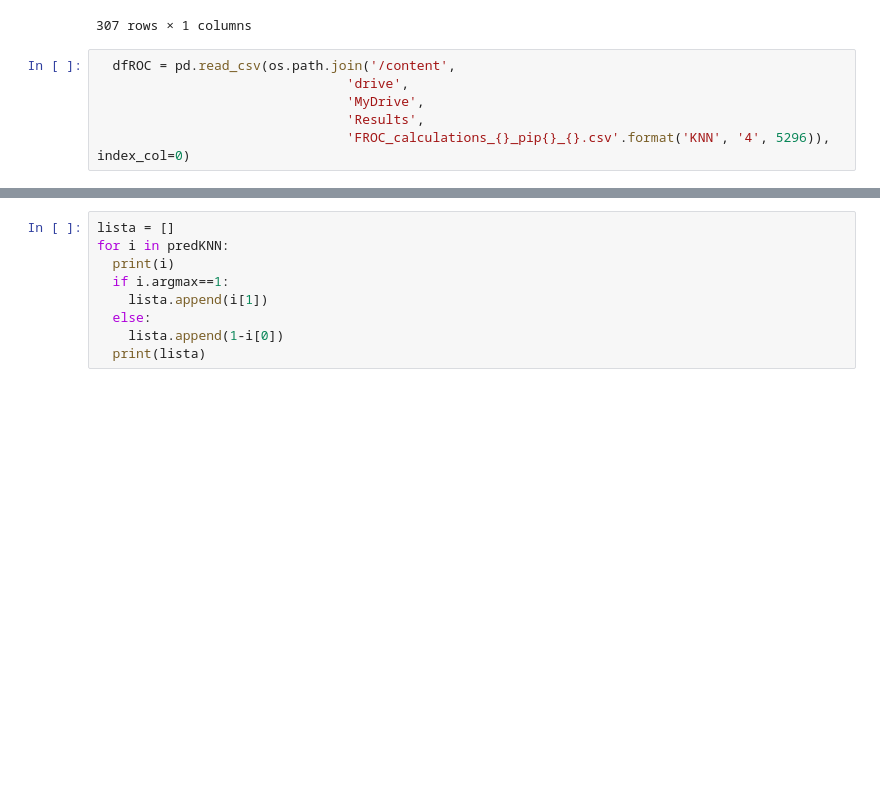
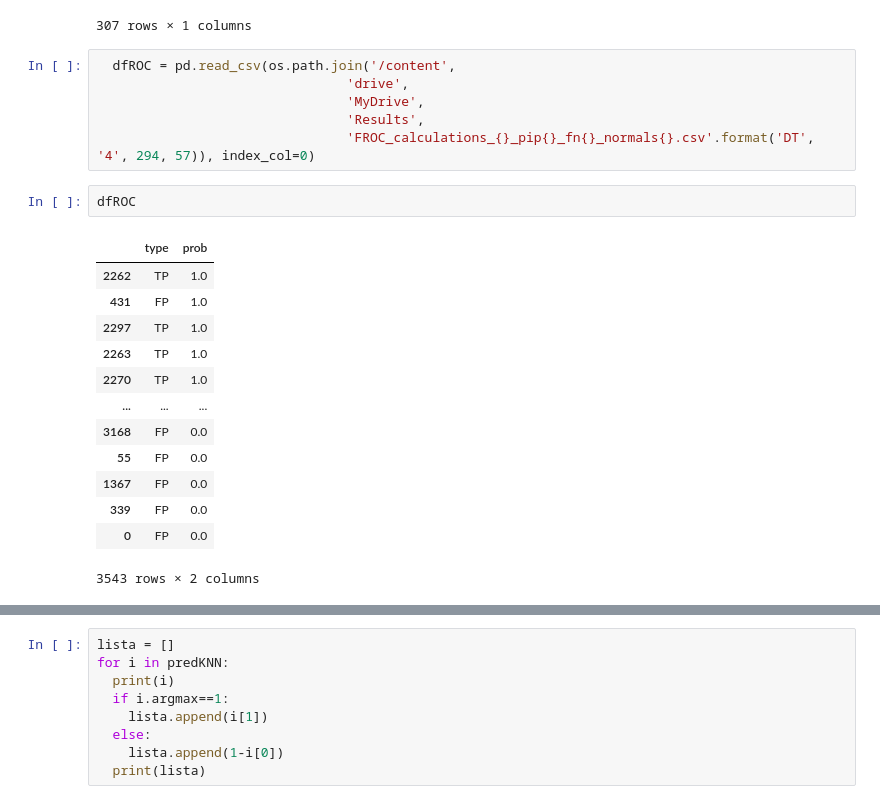
Before and after one commit to emyesme/CalcificationDetection, a Jupyter notebook: ML_structure_project.ipynb, the cells around one changed output, grey strips where cells are left out. Cells and saved outputs as stored; diff of their text form; blank space fills up the shorter version.

```diff
--- a/ML_structure_project.ipynb
+++ b/ML_structure_project.ipynb
@@ -931,7 +856,23 @@ df_candidates_unique
                                 'drive',
                                 'MyDrive',
                                 'Results',
-                                'FROC_calculations_{}_pip{}_{}.csv'.format('KNN', '4', 5296)), index_col=0)
+                                'FROC_calculations_{}_pip{}_fn{}_normals{}.csv'.format('DT', '4', 294, 57)), index_col=0)
+# %%
+dfROC
+# %% [output]
+|  | type | prob |
+| 2262 | TP | 1.0 |
+| 431 | FP | 1.0 |
+| 2297 | TP | 1.0 |
+| 2263 | TP | 1.0 |
+| 2270 | TP | 1.0 |
+| ... | ... | ... |
+| 3168 | FP | 0.0 |
+| 55 | FP | 0.0 |
+| 1367 | FP | 0.0 |
+| 339 | FP | 0.0 |
+| 0 | FP | 0.0 |
+3543 rows × 2 columns
 # %%
 import matplotlib.pyplot as plt
 
```
Also changed, not shown: parts of 16 cells of this notebook.
